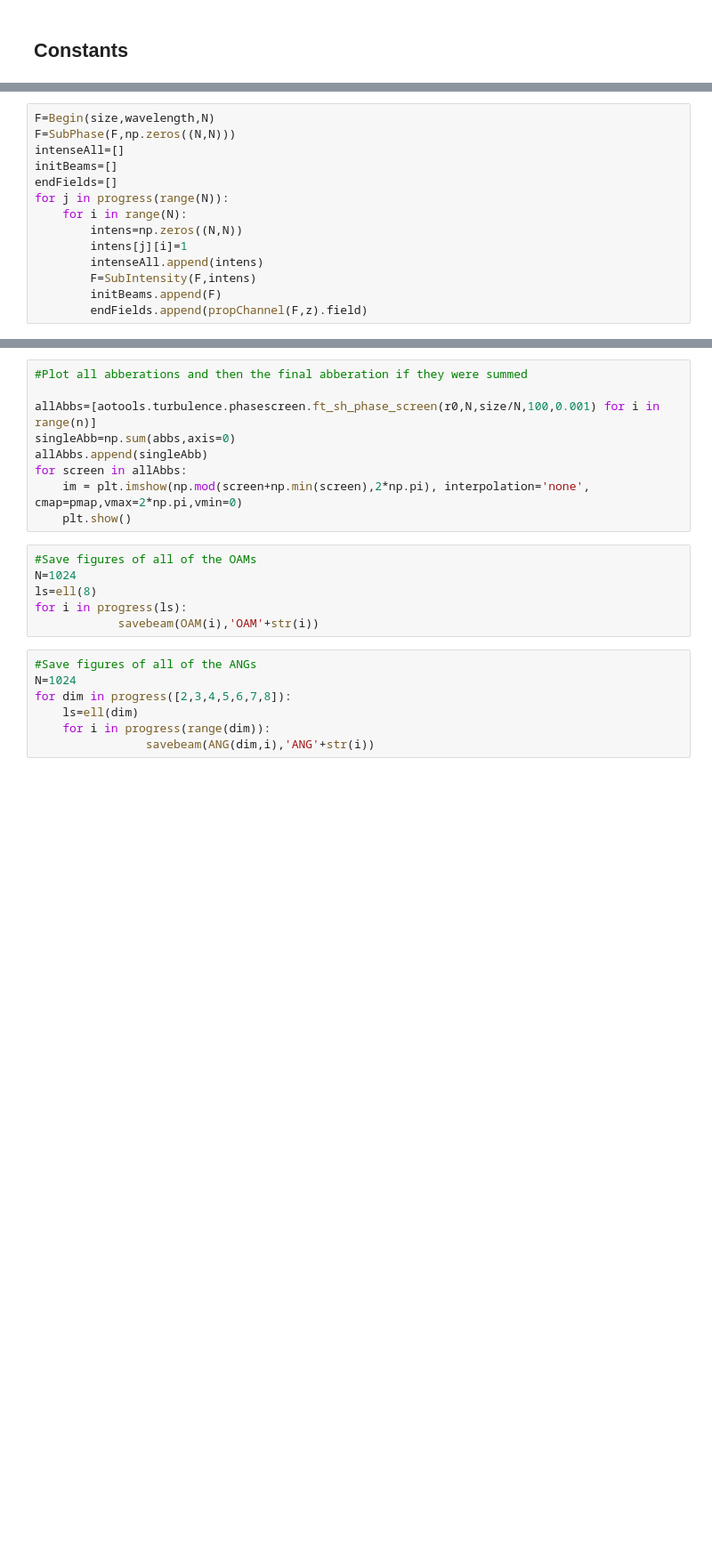
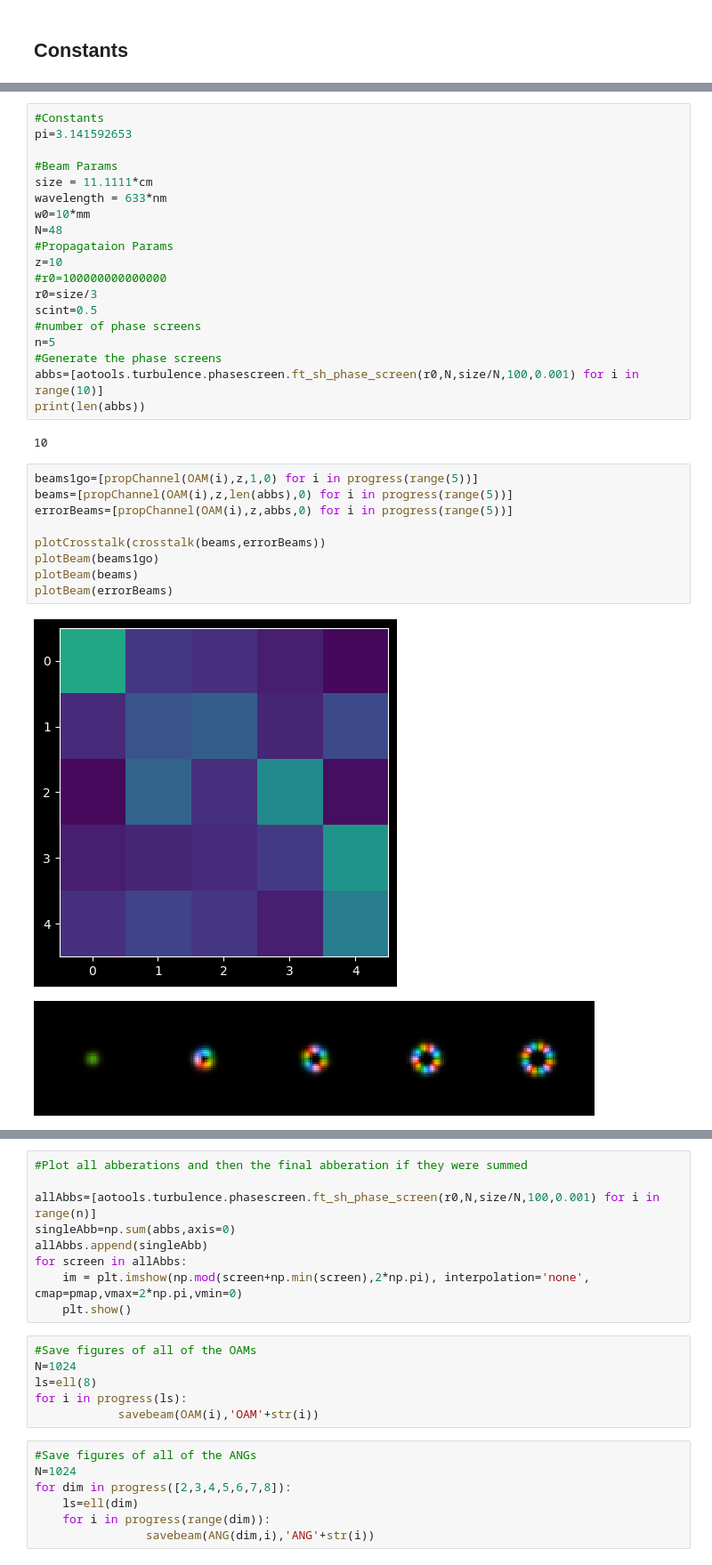
Before and after one commit to LukasScarfe/MultiplaneTurb, a Jupyter notebook: Lukas_Workspace.ipynb, the cells around one changed output, grey strips where cells are left out. Shown: that part at 89% size. Drawn from its saved outputs; the diff is of its cells as text; blank space fills up the shorter version.

```diff
--- a/Lukas_Workspace.ipynb
+++ b/Lukas_Workspace.ipynb
@@ -290,14 +377,0 @@ print(test)
-# %%
-F=Begin(size,wavelength,N)
-F=SubPhase(F,np.zeros((N,N)))
-intenseAll=[]
-initBeams=[]
-endFields=[]
-for j in progress(range(N)):
-    for i in range(N):
-        intens=np.zeros((N,N))
-        intens[j][i]=1
-        intenseAll.append(intens)
-        F=SubIntensity(F,intens)
-        initBeams.append(F)
-        endFields.append(propChannel(F,z).field)
@@ -454,0 +378,33 @@ plt.show()
+# %%
+#Constants
+pi=3.141592653
+
+#Beam Params
+size = 11.1111*cm
+wavelength = 633*nm
+w0=10*mm
+N=48
+#Propagataion Params
+z=10
+#r0=100000000000000
+r0=size/3
+scint=0.5
+#number of phase screens
+n=5
+#Generate the phase screens
+abbs=[aotools.turbulence.phasescreen.ft_sh_phase_screen(r0,N,size/N,100,0.001) for i in range(10)]
+print(len(abbs))
+# %% [output]
+10
+# %%
+beams1go=[propChannel(OAM(i),z,1,0) for i in progress(range(5))]
+beams=[propChannel(OAM(i),z,len(abbs),0) for i in progress(range(5))]
+errorBeams=[propChannel(OAM(i),z,abbs,0) for i in progress(range(5))]
+
+plotCrosstalk(crosstalk(beams,errorBeams))
+plotBeam(beams1go)
+plotBeam(beams)
+plotBeam(errorBeams)
+# %% [output]
+[figure, added]
+[figure, added]
```
Also changed, not shown: parts of 74 cells of this notebook.
